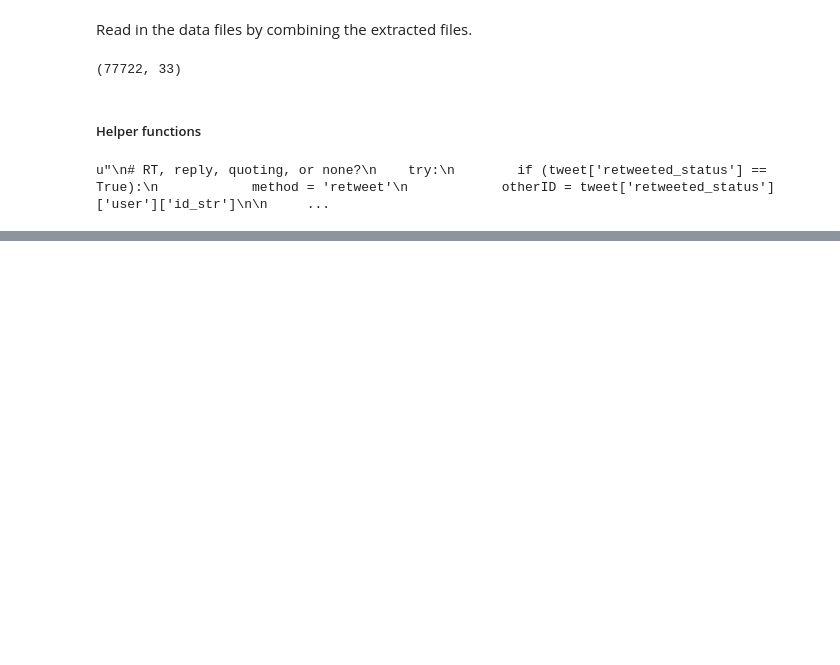
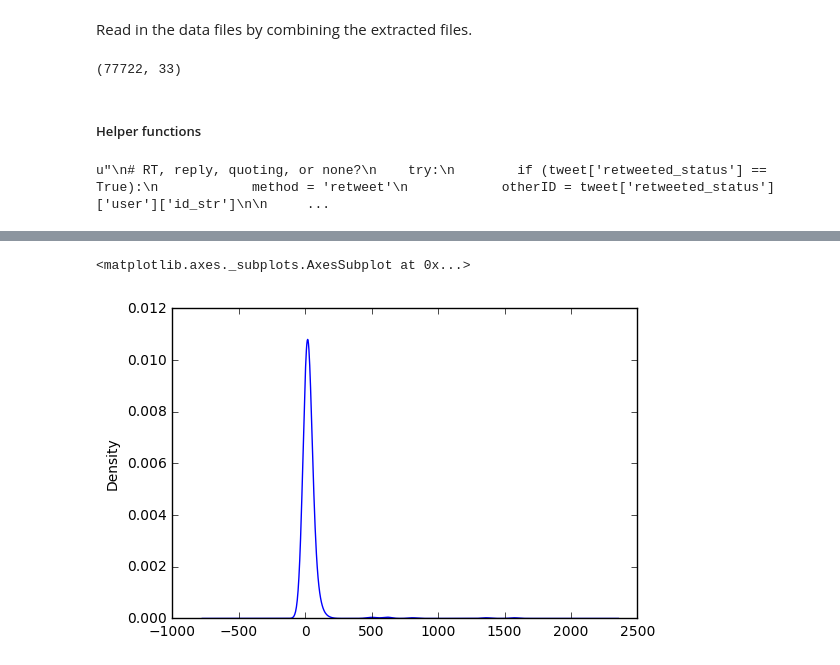
Before and after one commit to rl-grimey/polititweets, a Jupyter notebook: notebooks/bots/bot-tweet-dupes.ipynb, the cells around one changed output, grey strips where cells are left out. Drawn from its saved outputs; the diff is of its cells as text; code cells hidden in the pictures; blank space fills up the shorter version.

```diff
--- a/notebooks/bots/bot-tweet-dupes.ipynb
+++ b/notebooks/bots/bot-tweet-dupes.ipynb
@@ -165,2 +169,8 @@ Most popular tweet hashes.
 Name: hash, dtype: int64
+# %%
+#popularTweets[popularTweets > 1].head(500).plot(kind='bar', xlim=[0, 500], alpha=0.5)
+popularTweets[popularTweets > 1].head(500).plot(kind='kde', x=[1,])
+# %% [output]
+<matplotlib.axes._subplots.AxesSubplot at 0x...>
+[figure, added]
 # %%
```
Also changed, not shown: parts of 16 cells of this notebook.
